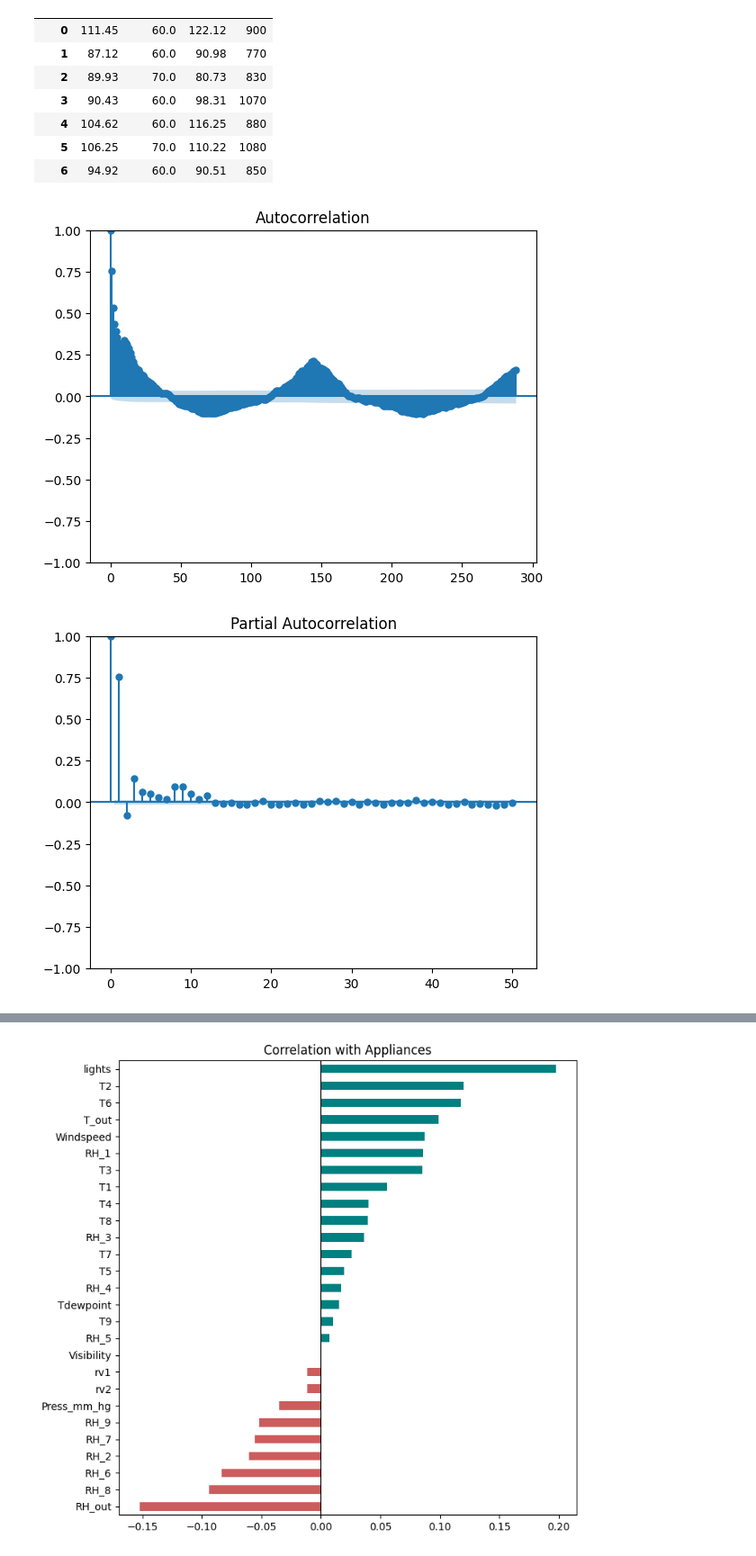
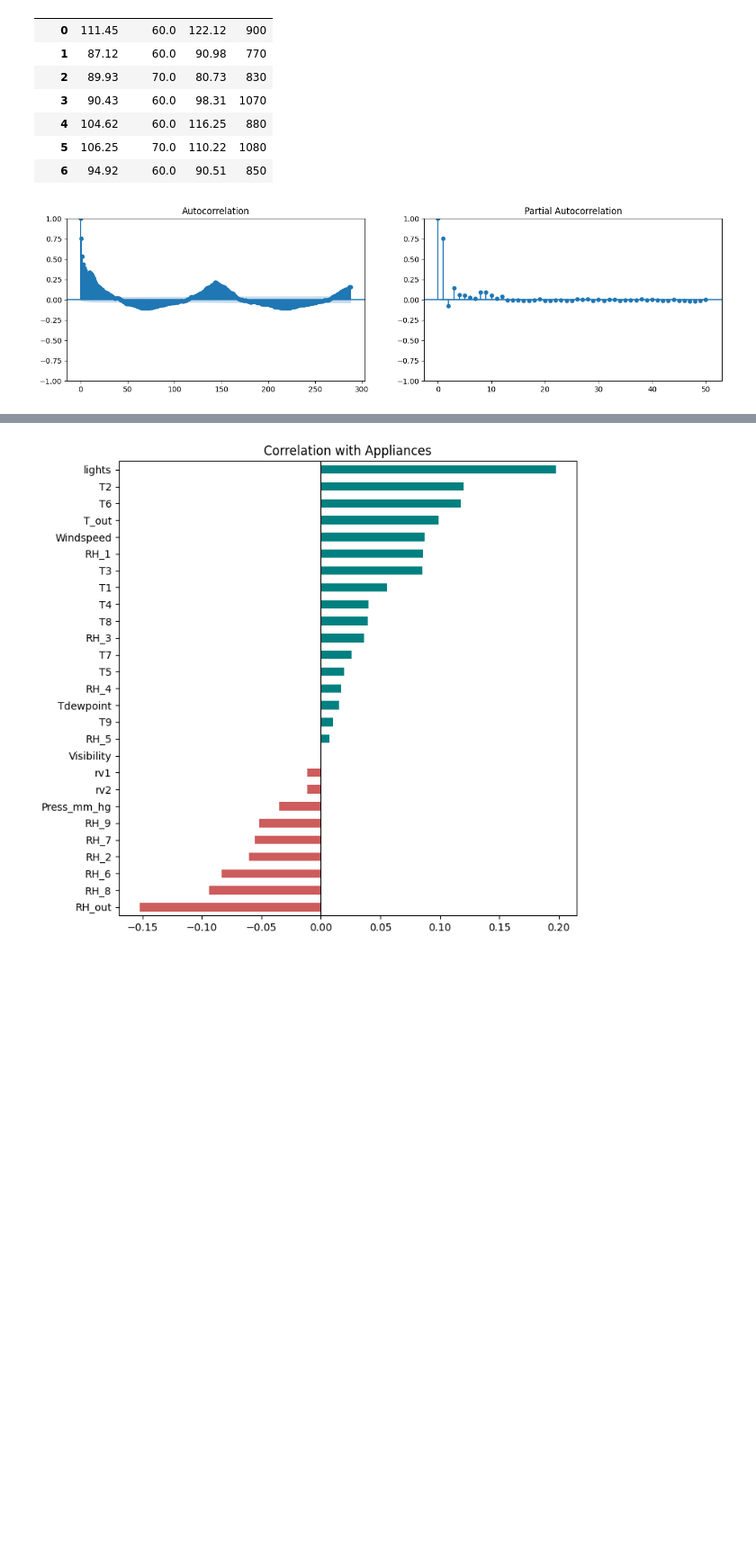
Before and after one commit to Manith-Ratnayake/Assignment, a Jupyter notebook: notebooks/EDA.ipynb, the cells around one changed output, grey strips where cells are left out. Shown at 90% size. Drawn from its saved outputs; the diff is of its cells as text; code cells hidden in the pictures; blank space fills up the shorter version.

```diff
--- a/notebooks/EDA.ipynb
+++ b/notebooks/EDA.ipynb
@@ -152,14 +152,12 @@ df.groupby(df.index.dayofweek)["Appliances"].agg(["mean", "median", "std", "max"
 # %%
 from statsmodels.graphics.tsaplots import plot_acf, plot_pacf
 
-plot_acf(df["Appliances"], lags=288)
-plt.show()
-
-plot_pacf(df["Appliances"], lags=50)
+fig, axes = plt.subplots(1, 2, figsize=(16, 4))
+plot_acf(df["Appliances"], lags=288, ax=axes[0])
+plot_pacf(df["Appliances"], lags=50, ax=axes[1])
 plt.show()
 
 for lag in [1, 2, 3, 6, 18, 36, 144]:
-    print(lag, round(df["Appliances"].autocorr(lag), 3))
+    print(lag, round(df["Appliances"].autocorr(lag), 3), end="")
 # %% [output]
-[figure, old version]
+[figure, new version]
-[figure, removed]
```
Also changed, not shown: parts of 21 cells of this notebook, 14 other files.
